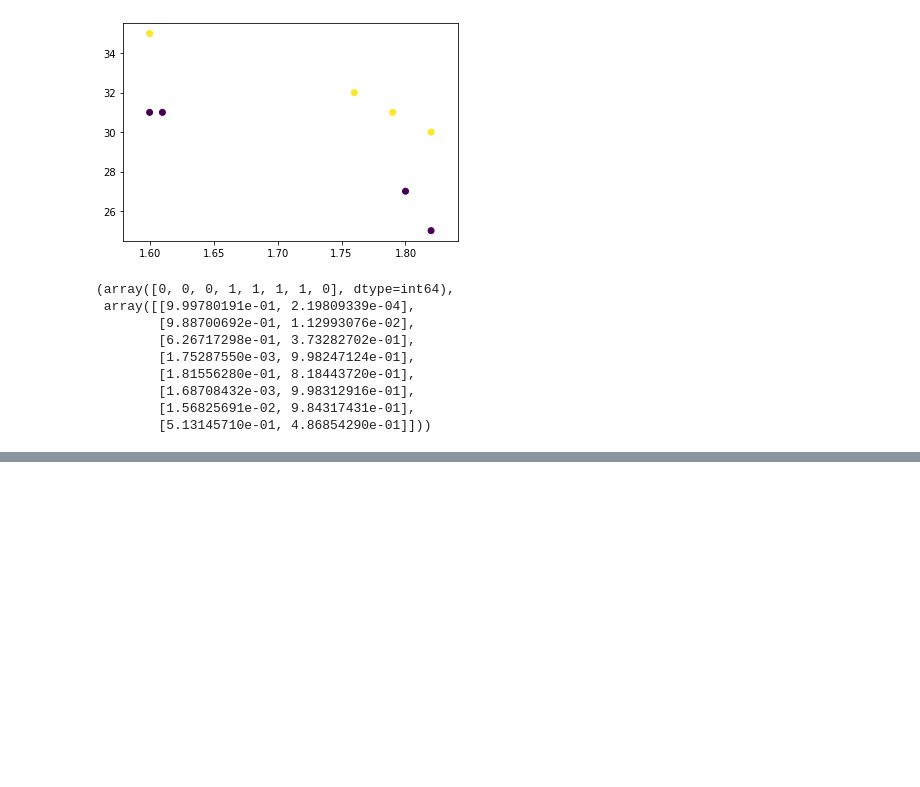
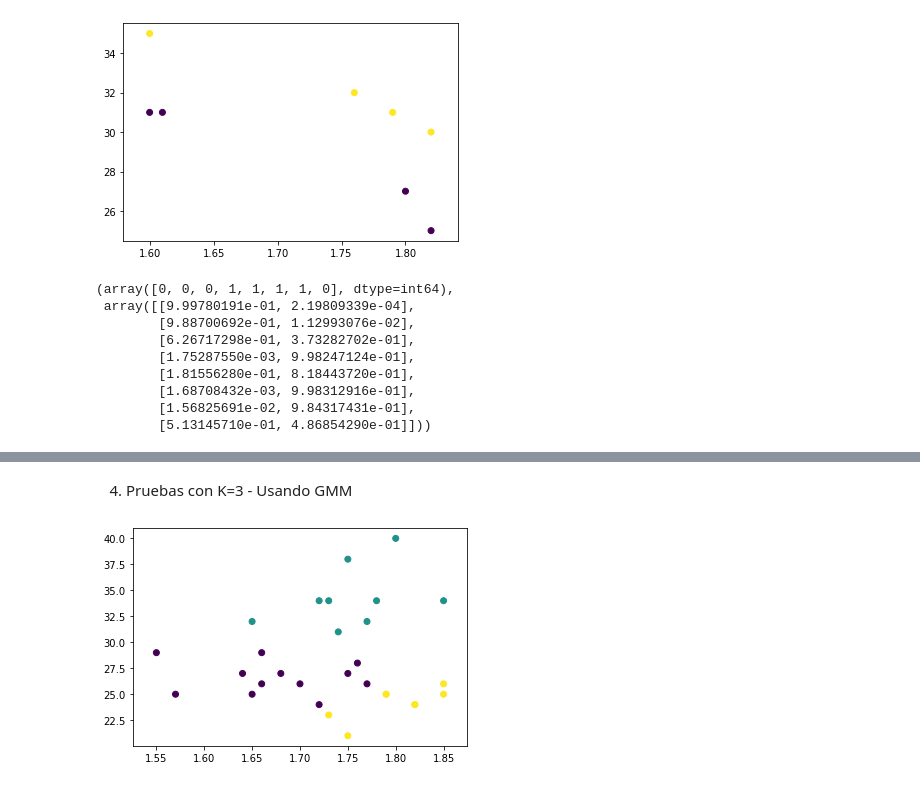
Before and after one commit to jonathanDeLeonGES/jupyterNotebooks, a Jupyter notebook: Practica 1 - Aprendizaje No Supervisado.ipynb, the cells around one changed output, grey strips where cells are left out. Saved outputs shown, nothing was run; the diff lists cells and outputs as text; code cells hidden in the pictures; blank space fills up the shorter version.

```diff
--- a/Practica 1 - Aprendizaje No Supervisado.ipynb
+++ b/Practica 1 - Aprendizaje No Supervisado.ipynb
@@ -228,15 +231,16 @@ Implementación del Metodo de clasificación con Soft-Clustering usando Scikit-L
 # %%
 from sklearn.mixture import GaussianMixture
 
-def entrenamientoGMM(X, K):
+def entrenamientoGMM(X, K,show=True):
     # Entrenamos el modelo con la data recibida
     gmm = GaussianMixture(n_components=K).fit(X)
     # Asignamos las etiquetas a la información recibida
     labels = gmm.predict(X)
     #Mostramos en una grafica como queda la distribución
-    plt.scatter(X[:,0],X[:,1], c=labels)
-    #Mostramos la grafica
-    plt.show()
+    if show==True:
+        plt.scatter(X[:,0],X[:,1], c=labels)
+        #Mostramos la grafica
+        plt.show()
     #Retornamos el modelo que nos
     return gmm
 # %% [markdown]
@@ -276,0 +310,6 @@ predicciónGMM(model, X)
+# %% [markdown]
+4. Pruebas con K=3 - Usando GMM
+# %%
+model=entrenamientoGMM(X, 3)
+# %% [output]
+[figure, added]
```
Also changed, not shown: parts of 47 cells of this notebook.
